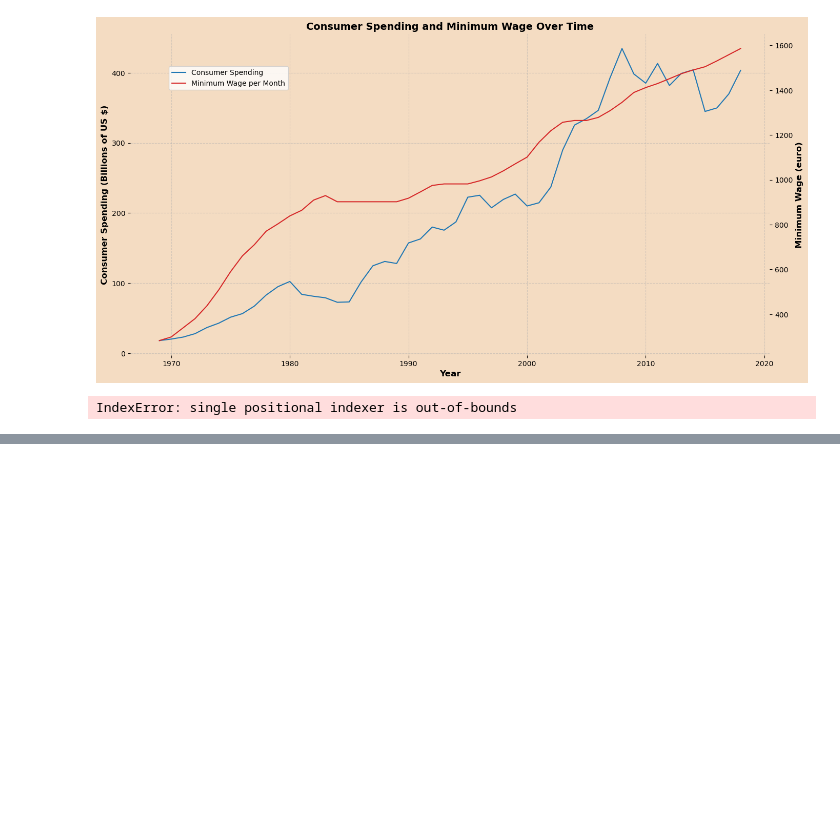
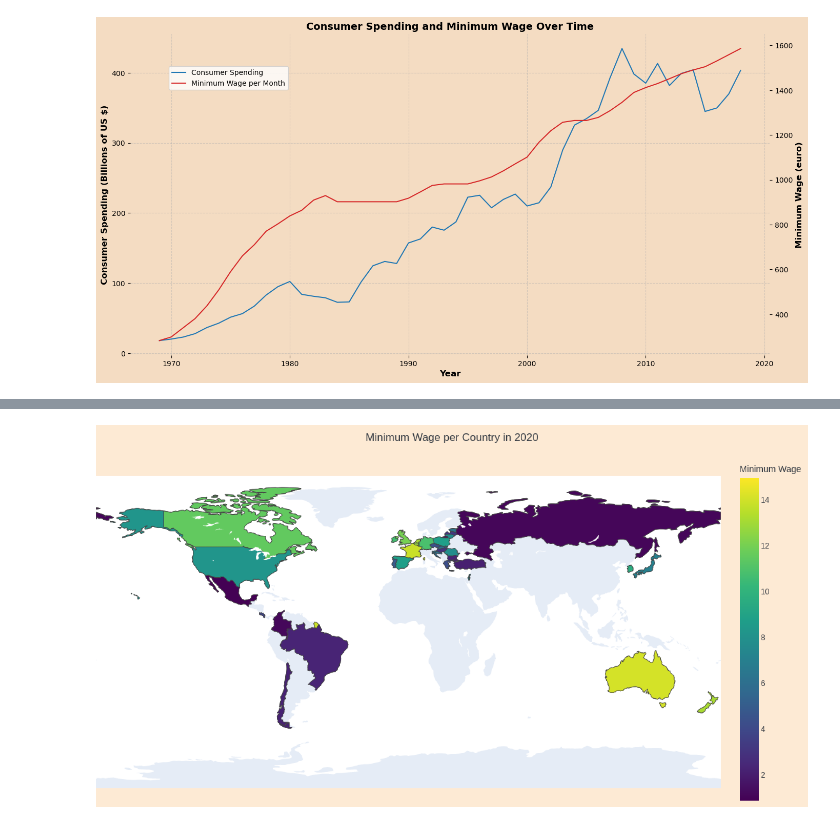
Before and after one commit to anri4/Information_Visualization, a Jupyter notebook: _sources/docs/main.ipynb, the cells around one changed output, grey strips where cells are left out. Cells and saved outputs as stored; diff of their text form; code cells hidden in the pictures; blank space fills up the shorter version.

```diff
--- a/_sources/docs/main.ipynb
+++ b/_sources/docs/main.ipynb
@@ -53,38 +109,39 @@ fig.subplots_adjust(top=0.98)
 plt.show()
 # %% [output]
 [figure]
-# %%
-import pandas as pd
-import matplotlib.pyplot as plt
-
-# Load the CSV data into a DataFrame
-df = pd.read_csv('wages.csv', delimiter=';')
-
-# Extract relevant columns for plotting
-# We'll use columns for jobs at or below the minimum wage
-# And rows for different age categories
-
-# Select rows for age categories and relevant columns for number of people earning minimum wage
-# Assuming 'Leeftijd' is the Dutch term for 'Age'
-age_categories = df[df.iloc[:, 0].str.startswith('Leeftijd')].iloc[:, [0, 1]]
-
-# Extract the amount of people earning the minimum wage and convert to numeric
-people_count = age_categories.iloc[:, 2].apply(lambda x: float(x.replace(',', '.')))
-
-# Extract age categories
-age_labels = age_categories.iloc[:, 0].str.split(': ').str[1]
-
-# Plotting
-plt.figure(figsize=(10, 8))
-plt.barh(age_labels, people_count, color='skyblue')  # Adjust color as desired
-
-plt.xlabel('Number of People Earning Minimum Wage (in thousands)')
-plt.ylabel('Age Categories')
-plt.title('Number of People Earning Minimum Wage by Age Category')
-
-plt.gca().invert_yaxis()  # Invert y-axis to have the youngest at the top
-
-plt.tight_layout()
-plt.show()
-# %% [output]
-IndexError: single positional indexer is out-of-bounds
+# %%
+import plotly.express as px
+
+# Load the data
+df = pd.read_csv('minimum_wage_worldwide.csv')
+
+# Filter the data for the year 2020
+df_2020 = df[df['TIME_PERIOD'] == 2020]
+
+# Check if necessary columns are present
+required_columns = ['REF_AREA', 'OBS_VALUE']
+if not all(column in df_2020.columns for column in required_columns):
+    raise ValueError(f"The required columns {required_columns} are not present in the dataset.")
+
+# Create the choropleth map
+fig = px.choropleth(
+    df_2020,
+    locations='REF_AREA',  # Column with the country codes
+    locationmode='ISO-3',  # Assuming the country codes are in ISO-3 format
+    color='OBS_VALUE',  # Column with the minimum wage values
+    hover_name='Reference area',  # Column to display as hover information
+    color_continuous_scale='Viridis',  # Color scale for the map
+    title='Minimum Wage per Country in 2020',
+    labels={'OBS_VALUE': 'Minimum Wage'}
+)
+
+# Update layout for better presentation
+fig.update_layout(
+    geo=dict(showframe=False, showcoastlines=False, projection_type='equirectangular'),
+    margin=dict(l=0, r=0, t=50, b=0),
+    height=600,
+)
+
+# Show the plot
+fig.show()
+# %% [output]
@@ -90,0 +149 @@ IndexError: single positional indexer is out-of-bounds
+[figure, added]
```
Also changed, not shown: parts of 2 cells of this notebook, 3 other files.
